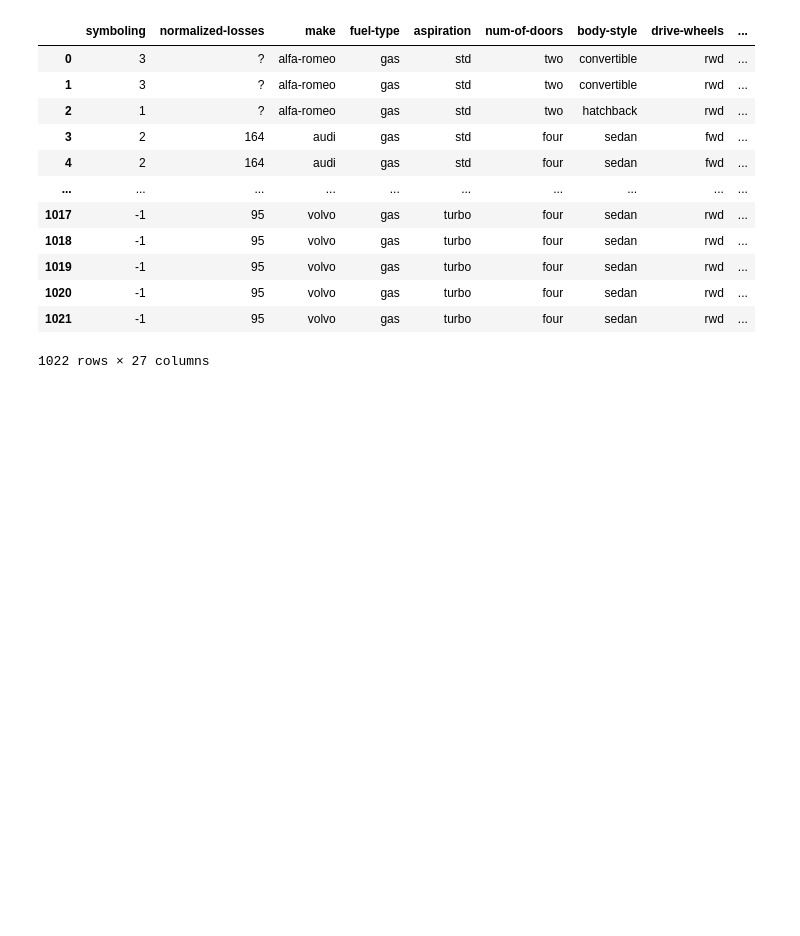
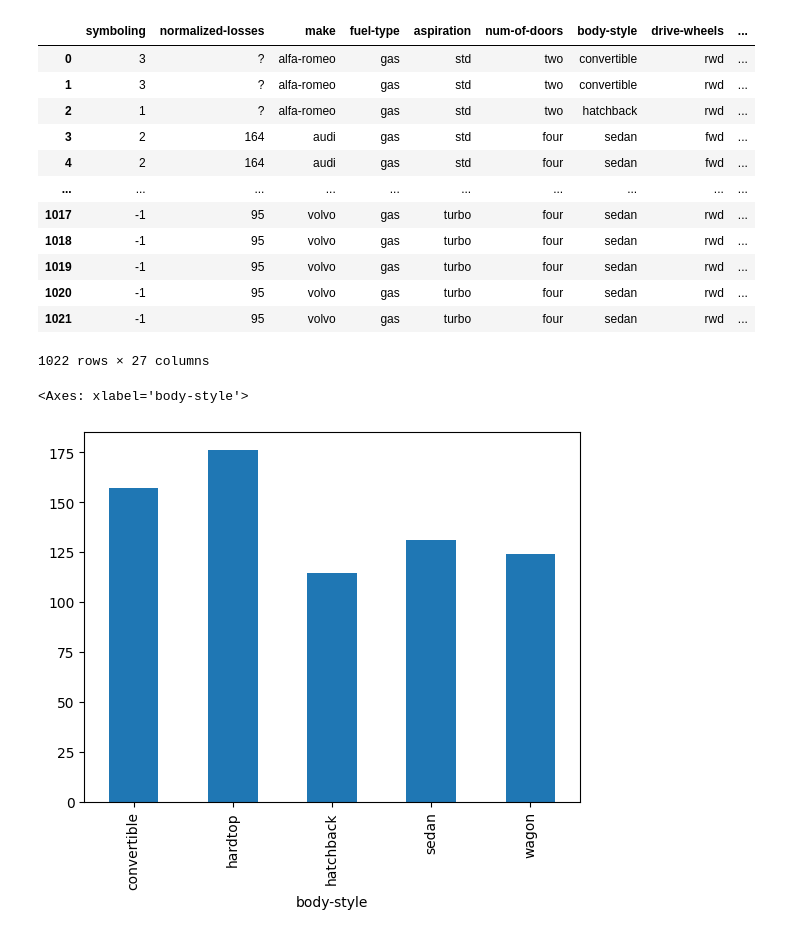
Before and after one commit to mhandihadjadene-blip/intial_commit, a Jupyter notebook: numpy-pandas-seaborn.ipynb, the cells around one changed output. Cells and saved outputs as stored; diff of their text form; code cells hidden in the pictures; blank space fills up the shorter version.

```diff
--- a/numpy-pandas-seaborn.ipynb
+++ b/numpy-pandas-seaborn.ipynb
@@ -348,3 +465,15 @@ cars.merge(make, how='outer', on ='make')
 | 1020 | -1 | 95 | volvo | gas | turbo | four | sedan | rwd | ... |
 | 1021 | -1 | 95 | volvo | gas | turbo | four | sedan | rwd | ... |
 1022 rows × 27 columns
+# %%
+engine = cars.groupby('body-style')['engine-size'].sum()
+# %%
+count = cars.groupby('body-style')['body-style'].count()
+# %%
+engine_size = pd.concat([engine,count], axis=1)
+engine_size['ratio']= engine_size['engine-size'] / engine_size['body-style']
+
+engine_size['ratio'].plot(kind ='bar')
+# %% [output]
+<Axes: xlabel='body-style'>
+[figure, added]
```
Also changed, not shown: parts of 17 cells of this notebook.
